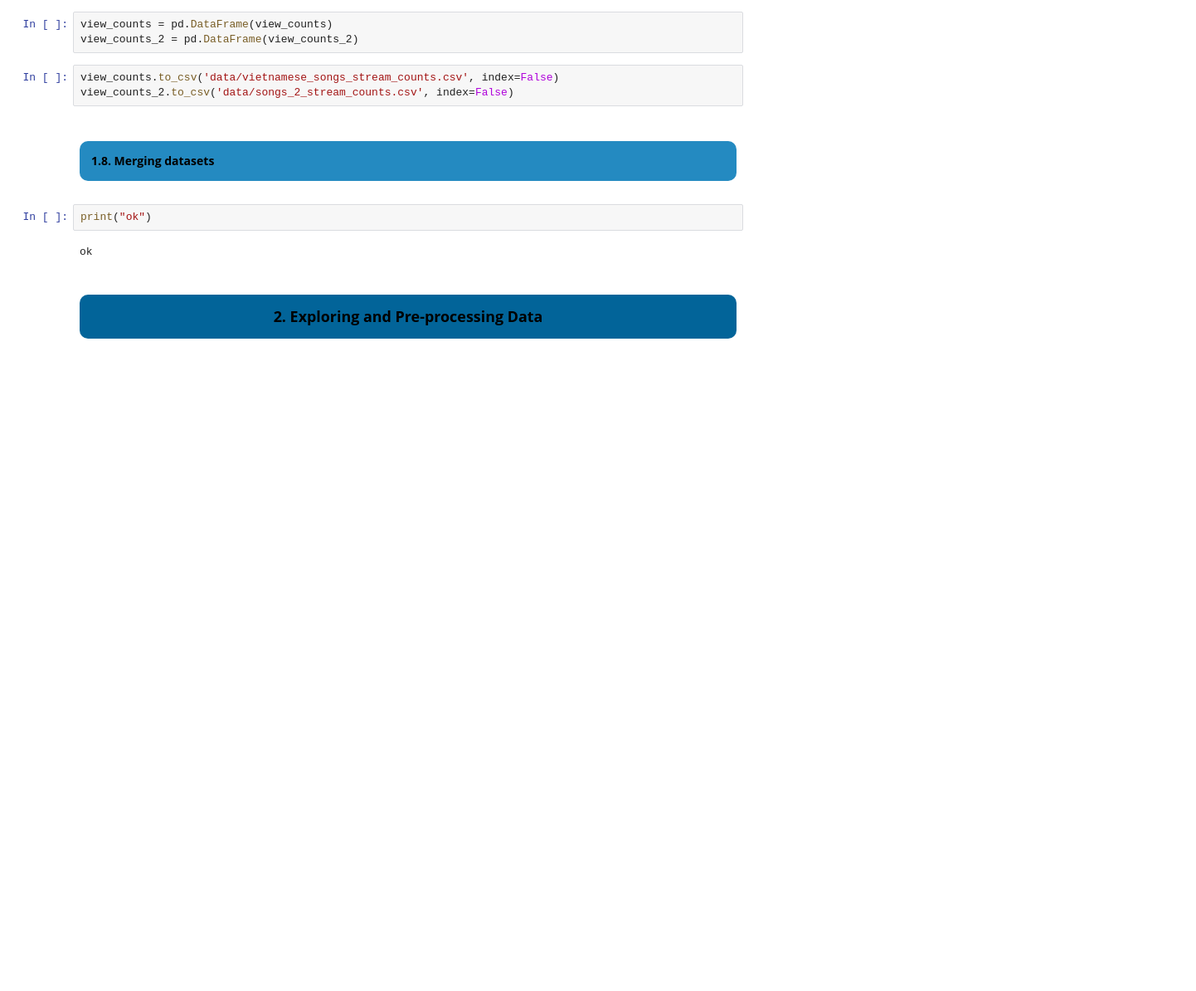
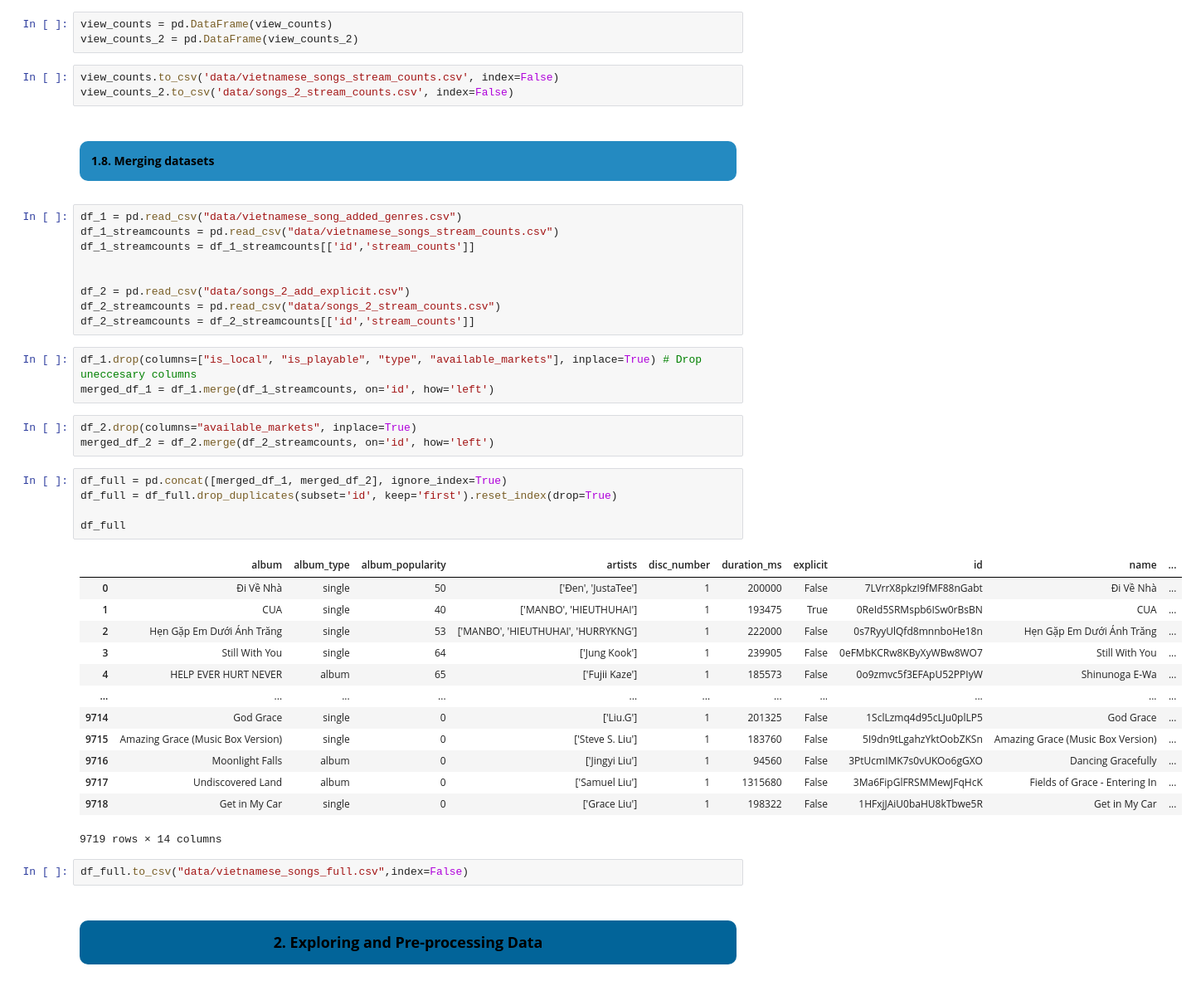
Before and after one commit to truongthuankiet1990gmailcom/Data-Visualization-HW1, a Jupyter notebook: notebook.ipynb, the cells around one changed output. Shown at 83% size. Cells and saved outputs as stored; diff of their text form; blank space fills up the shorter version.

Commit message:
merge_datasets

```diff
--- a/notebook.ipynb
+++ b/notebook.ipynb
@@ -1383,10 +1384,42 @@ view_counts_2.to_csv('data/songs_2_stream_counts.csv', index=False)
 <a class="anchor" id="1.8."></a>
 <div class="list-group" id="list-tab" role="tablist">
     <h4 style="text-align: left; background-color:rgb(36, 138, 193); font-family:newtimeroman; color: black; padding: 14px; line-height: 1; border-radius:10px"><b>1.8. Merging datasets </b></h4>
-# %%
-print("ok")
-# %% [output]
-ok
+# %%
+df_1 = pd.read_csv("data/vietnamese_song_added_genres.csv")
+df_1_streamcounts = pd.read_csv("data/vietnamese_songs_stream_counts.csv")
+df_1_streamcounts = df_1_streamcounts[['id','stream_counts']]
+
+
+df_2 = pd.read_csv("data/songs_2_add_explicit.csv")
+df_2_streamcounts = pd.read_csv("data/songs_2_stream_counts.csv")
+df_2_streamcounts = df_2_streamcounts[['id','stream_counts']]
+# %%
+df_1.drop(columns=["is_local", "is_playable", "type", "available_markets"], inplace=True) # Drop uneccesary columns
+merged_df_1 = df_1.merge(df_1_streamcounts, on='id', how='left')
+# %%
+df_2.drop(columns="available_markets", inplace=True)
+merged_df_2 = df_2.merge(df_2_streamcounts, on='id', how='left')
+# %%
+df_full = pd.concat([merged_df_1, merged_df_2], ignore_index=True)
+df_full = df_full.drop_duplicates(subset='id', keep='first').reset_index(drop=True)
+
+df_full
+# %% [output]
+|  | album | album_type | album_popularity | artists | disc_number | duration_ms | explicit | id | name | ... |
+| 0 | Đi Về Nhà | single | 50 | ['Đen', 'JustaTee'] | 1 | 200000 | False | 7LVrrX8pkzI9fMF88nGabt | Đi Về Nhà | ... |
+| 1 | CUA | single | 40 | ['MANBO', 'HIEUTHUHAI'] | 1 | 193475 | True | 0ReId5SRMspb6ISw0rBsBN | CUA | ... |
+| 2 | Hẹn Gặp Em Dưới Ánh Trăng | single | 53 | ['MANBO', 'HIEUTHUHAI', 'HURRYKNG'] | 1 | 222000 | False | 0s7RyyUlQfd8mnnboHe18n | Hẹn Gặp Em Dưới Ánh Trăng | ... |
+| 3 | Still With You | single | 64 | ['Jung Kook'] | 1 | 239905 | False | 0eFMbKCRw8KByXyWBw8WO7 | Still With You | ... |
+| 4 | HELP EVER HURT NEVER | album | 65 | ['Fujii Kaze'] | 1 | 185573 | False | 0o9zmvc5f3EFApU52PPIyW | Shinunoga E-Wa | ... |
+| ... | ... | ... | ... | ... | ... | ... | ... | ... | ... | ... |
+| 9714 | God Grace | single | 0 | ['Liu.G'] | 1 | 201325 | False | 1SclLzmq4d95cLJu0plLP5 | God Grace | ... |
+| 9715 | Amazing Grace (Music Box Version) | single | 0 | ['Steve S. Liu'] | 1 | 183760 | False | 5I9dn9tLgahzYktOobZKSn | Amazing Grace (Music Box Version) | ... |
+| 9716 | Moonlight Falls | album | 0 | ['Jingyi Liu'] | 1 | 94560 | False | 3PtUcmIMK7s0vUKOo6gGXO | Dancing Gracefully | ... |
+| 9717 | Undiscovered Land | album | 0 | ['Samuel Liu'] | 1 | 1315680 | False | 3Ma6FipGlFRSMMewJFqHcK | Fields of Grace - Entering In | ... |
+| 9718 | Get in My Car | single | 0 | ['Grace Liu'] | 1 | 198322 | False | 1HFxjJAiU0baHU8kTbwe5R | Get in My Car | ... |
+9719 rows × 14 columns
+# %%
+df_full.to_csv("data/vietnamese_songs_full.csv",index=False)
 # %% [markdown]
 <a id="top"></a>
 <div class="list-group" id="list-tab" role="tablist">
```
Also changed, not shown: parts of 1 cell of this notebook, 1 other file.
